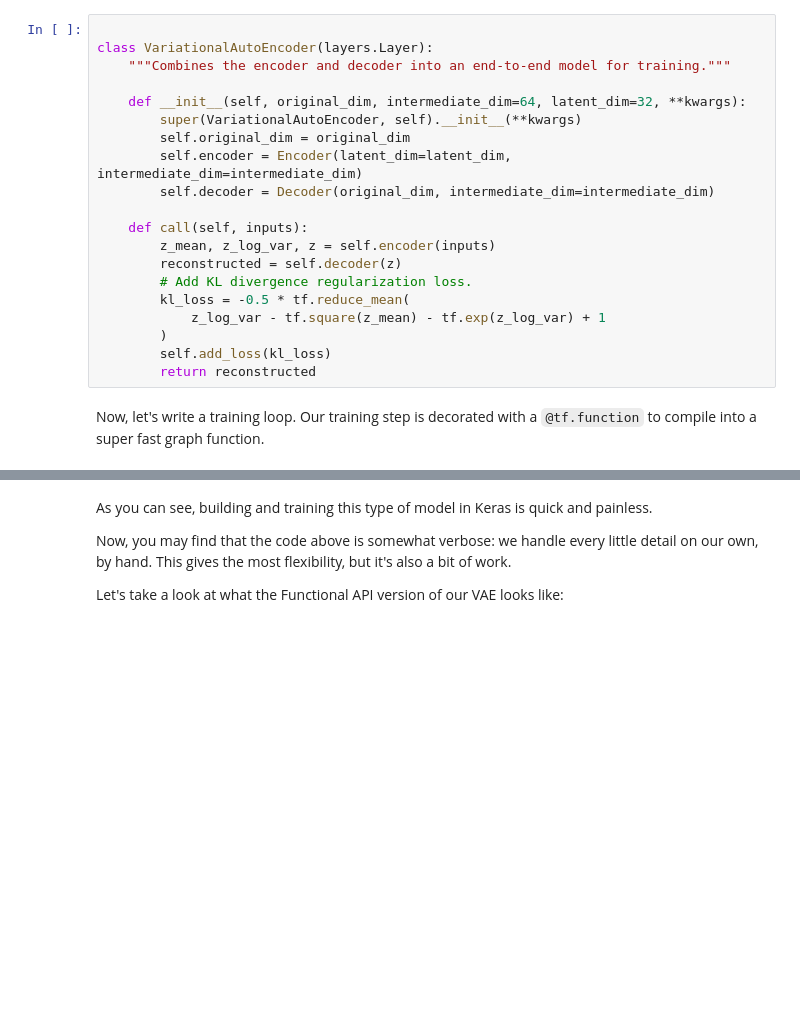
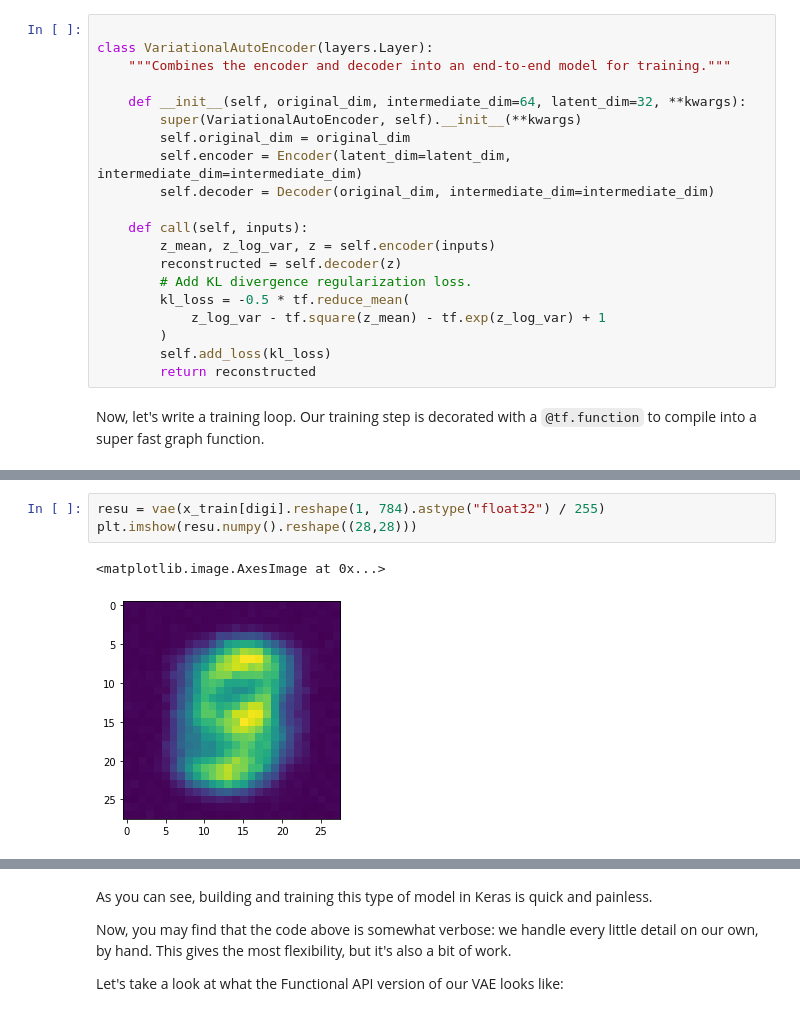
Before and after one commit to lbcsept/keras-io, a Jupyter notebook: guides/ipynb/working_on/01_intro_to_keras_for_researchers.ipynb, the cells around one changed output, grey strips where cells are left out. Saved outputs shown, nothing was run; the diff lists cells and outputs as text; blank space fills up the shorter version.

```diff
--- a/guides/ipynb/working_on/01_intro_to_keras_for_researchers.ipynb
+++ b/guides/ipynb/working_on/01_intro_to_keras_for_researchers.ipynb
@@ -1012,0 +1242,6 @@ for step, x in enumerate(dataset):
+# %%
+resu = vae(x_train[digi].reshape(1, 784).astype("float32") / 255)
+plt.imshow(resu.numpy().reshape((28,28)))
+# %% [output]
+<matplotlib.image.AxesImage at 0x...>
+[figure, added]
```
Also changed, not shown: parts of 32 cells of this notebook, 1 other file.
